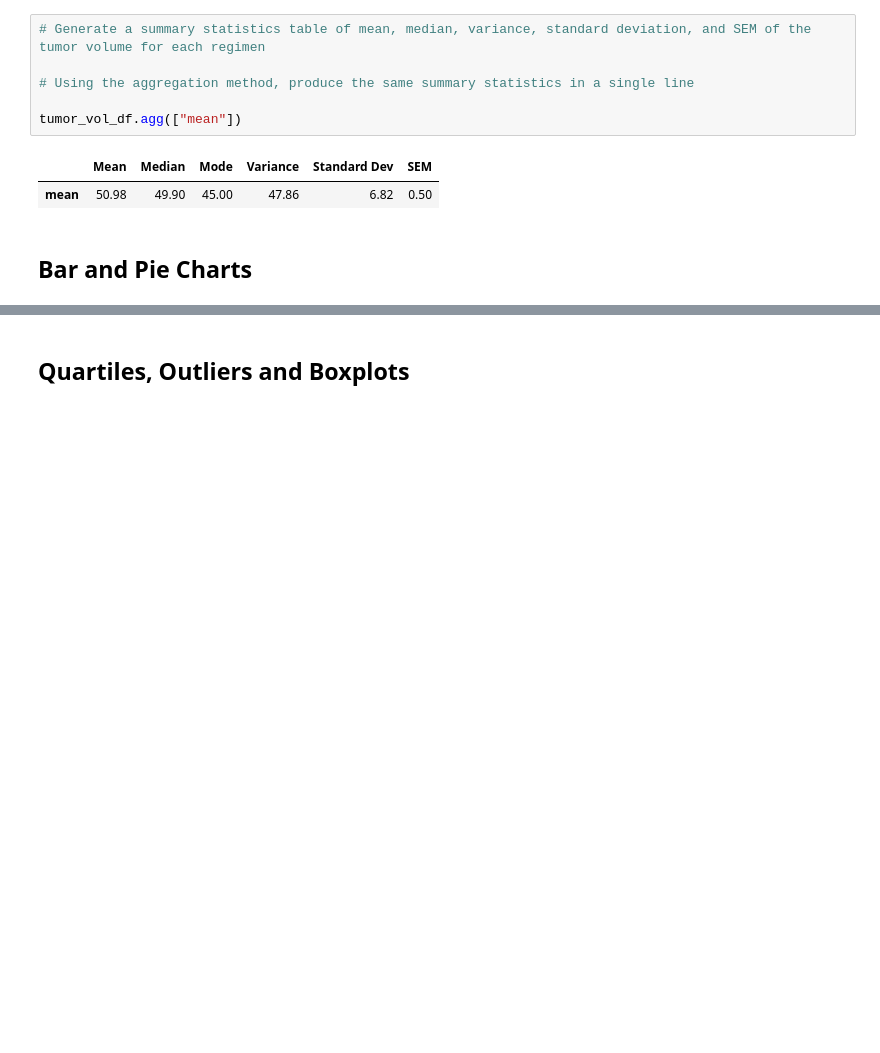
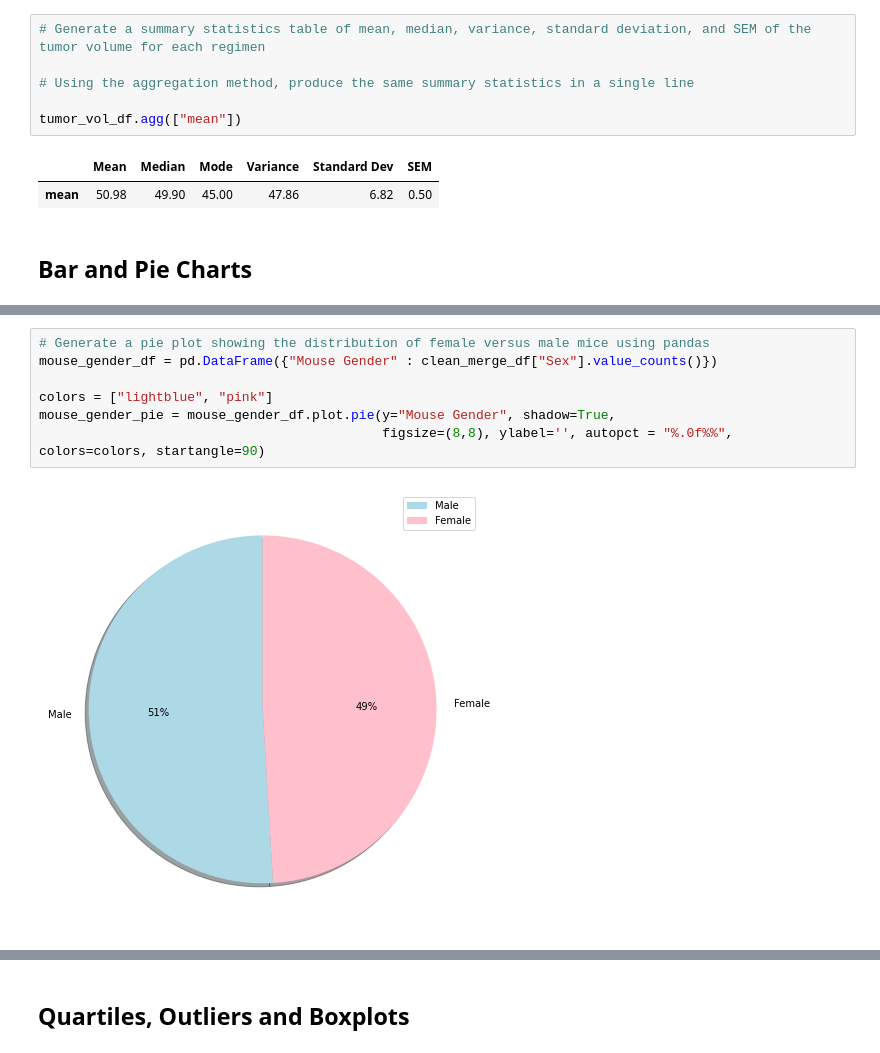
Before and after one commit to kennethcandersen/matplotlib, a Jupyter notebook: pymaceuticals_starter.ipynb, the cells around one changed output, grey strips where cells are left out. Drawn from its saved outputs; the diff is of its cells as text; blank space fills up the shorter version.

```diff
--- a/pymaceuticals_starter.ipynb
+++ b/pymaceuticals_starter.ipynb
@@ -149 +152,10 @@ plt.ylim(0, max(drug_regimen_df["Total Number of Measurments"])+25)
+# %%
+# Generate a pie plot showing the distribution of female versus male mice using pandas
+mouse_gender_df = pd.DataFrame({"Mouse Gender" : clean_merge_df["Sex"].value_counts()})
+
+colors = ["lightblue", "pink"]
+mouse_gender_pie = mouse_gender_df.plot.pie(y="Mouse Gender", shadow=True,
+                                            figsize=(8,8), ylabel='', autopct = "%.0f%%", colors=colors, startangle=90)
+# %% [output]
+[figure, added]
 # %%
```
Also changed, not shown: parts of 8 cells of this notebook.
